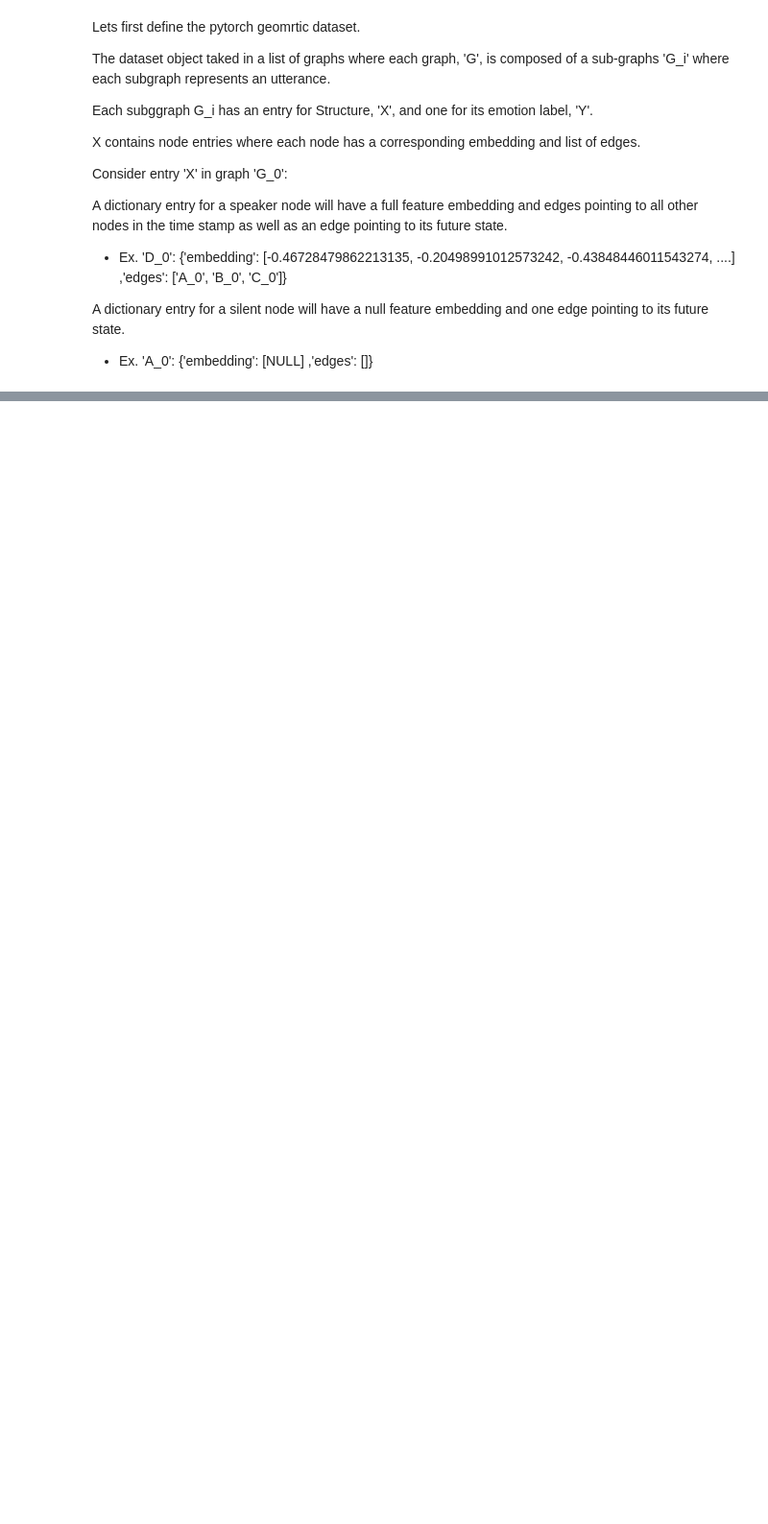
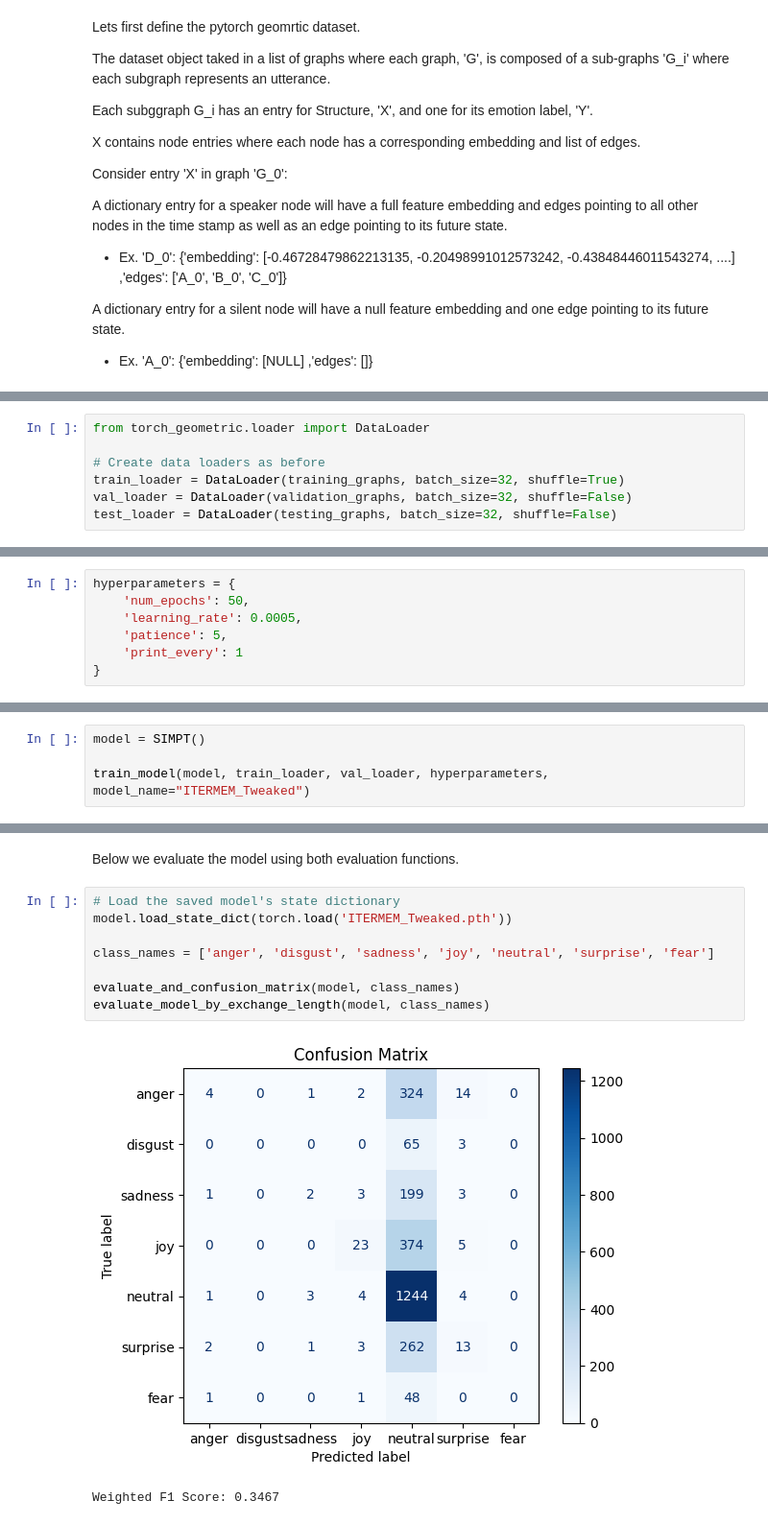
Before and after one commit to ManuelNunez08/GroupCohesionPrediction, a Jupyter notebook: GNNs/TGNN_ERC.ipynb, the cells around one changed output, grey strips where cells are left out. Shown at 96% size. Cells and saved outputs as stored; diff of their text form; blank space fills up the shorter version.

Commit message:
Implemented 2 GNN models for ERC

```diff
--- a/GNNs/TGNN_ERC.ipynb
+++ b/GNNs/TGNN_ERC.ipynb
@@ -80,0 +248,7 @@ For
+# %%
+from torch_geometric.loader import DataLoader
+
+# Create data loaders as before
+train_loader = DataLoader(training_graphs, batch_size=32, shuffle=True)
+val_loader = DataLoader(validation_graphs, batch_size=32, shuffle=False)
+test_loader = DataLoader(testing_graphs, batch_size=32, shuffle=False)
@@ -80,0 +393,7 @@ For
+# %%
+hyperparameters = {
+    'num_epochs': 50,
+    'learning_rate': 0.0005,
+    'patience': 5,
+    'print_every': 1
+}
@@ -80,0 +481,4 @@ For
+# %%
+model = SIMPT()
+
+train_model(model, train_loader, val_loader, hyperparameters, model_name="ITERMEM_Tweaked")
@@ -80,0 +683,13 @@ For
+# %% [markdown]
+Below we evaluate the model using both evaluation functions.
+# %%
+# Load the saved model's state dictionary
+model.load_state_dict(torch.load('ITERMEM_Tweaked.pth'))
+
+class_names = ['anger', 'disgust', 'sadness', 'joy', 'neutral', 'surprise', 'fear']
+
+evaluate_and_confusion_matrix(model, class_names)
+evaluate_model_by_exchange_length(model, class_names)
+# %% [output]
+[figure, added]
+Weighted F1 Score: 0.3467
```
Also changed, not shown: parts of 27 cells of this notebook, 1 other file.
